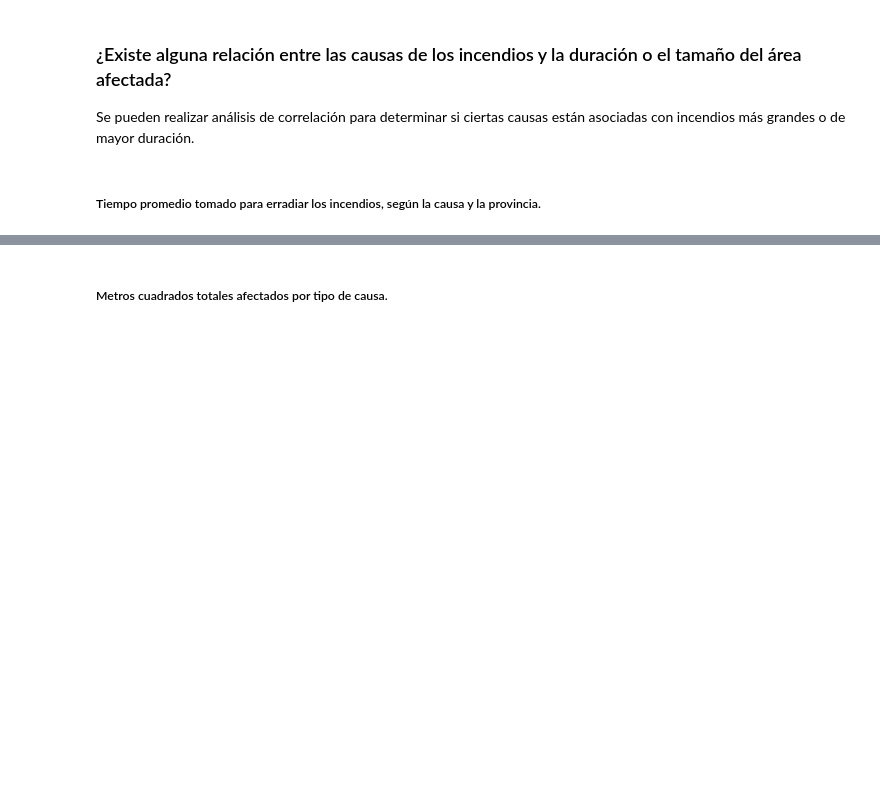
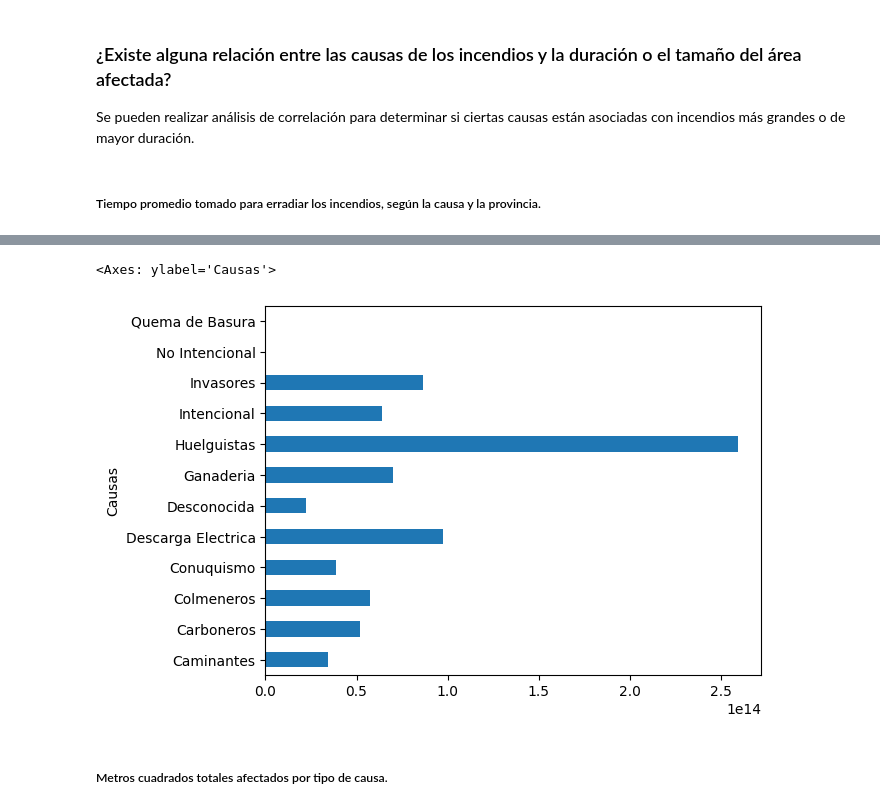
Before and after one commit to Edwinroman30/sic-forest-fire-rd, a Jupyter notebook: notebooks/forest-fire-questions-5-6.ipynb, the cells around one changed output, grey strips where cells are left out. Cells and saved outputs as stored; diff of their text form; code cells hidden in the pictures; blank space fills up the shorter version.

```diff
--- a/notebooks/forest-fire-questions-5-6.ipynb
+++ b/notebooks/forest-fire-questions-5-6.ipynb
@@ -62,9 +55,13 @@ Se pueden realizar análisis de correlación para determinar si ciertas causas e
 # %% [markdown]
 ##### Tiempo promedio tomado para erradiar los incendios, según la causa y la provincia.
 # %%
-# Tiempo promedio tomado para erradiar los incendios, según la causa y la provincia.
+# Tiempo promedio tomado para erradiar los incendios, según la causa
+import datetime
 data = incendios_data.copy()
+
+#data.loc[data['Fecha Extincion'] < data['Fecha origen']]
+#data.loc[data['Fecha Extincion'] < data['Fecha origen'], 'Fecha Extincion'] = data.loc[data['Fecha Extincion'] < data['Fecha origen'], 'Fecha Extincion'].apply(lambda x: x + datetime.timedelta(days=30))
 data["Duracion Promedio Ext."] =  data["Fecha Extincion"] - data["Fecha origen"]
-data = data.groupby(["Causas","Provincia"])["Duracion Promedio Ext."].mean()
+data = data.groupby(["Causas"])["Duracion Promedio Ext."].mean()
 data.sort_values()
 # %% [output]
@@ -87,4 +81,9 @@ Huelguistas         Elías Piña                  3 days 00:00:00
 Name: Duracion Promedio Ext., dtype: timedelta64[ns]
+# %%
+data.plot.barh()
+# %% [output]
+<Axes: ylabel='Causas'>
+[figure, added]
 # %% [markdown]
 ##### Metros cuadrados totales afectados por tipo de causa.
 # %%
```
Also changed, not shown: parts of 12 cells of this notebook.
